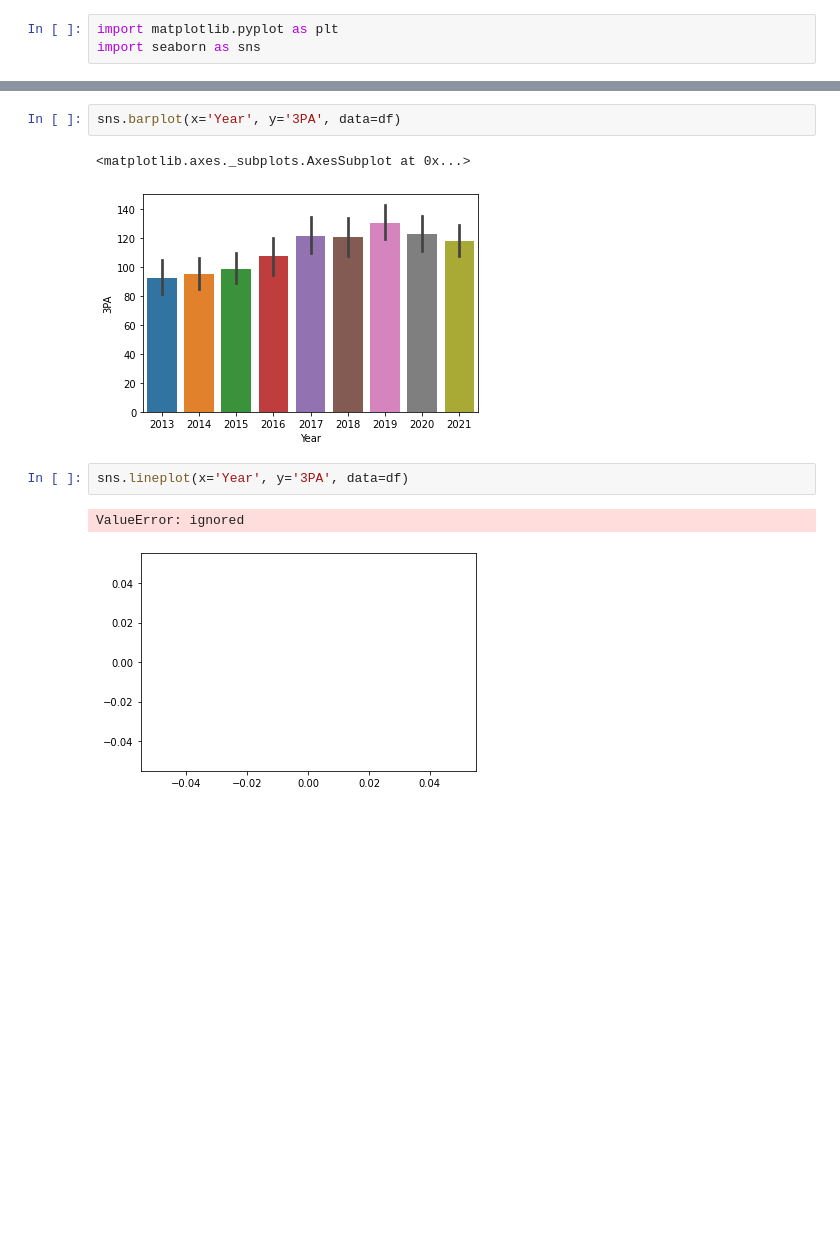
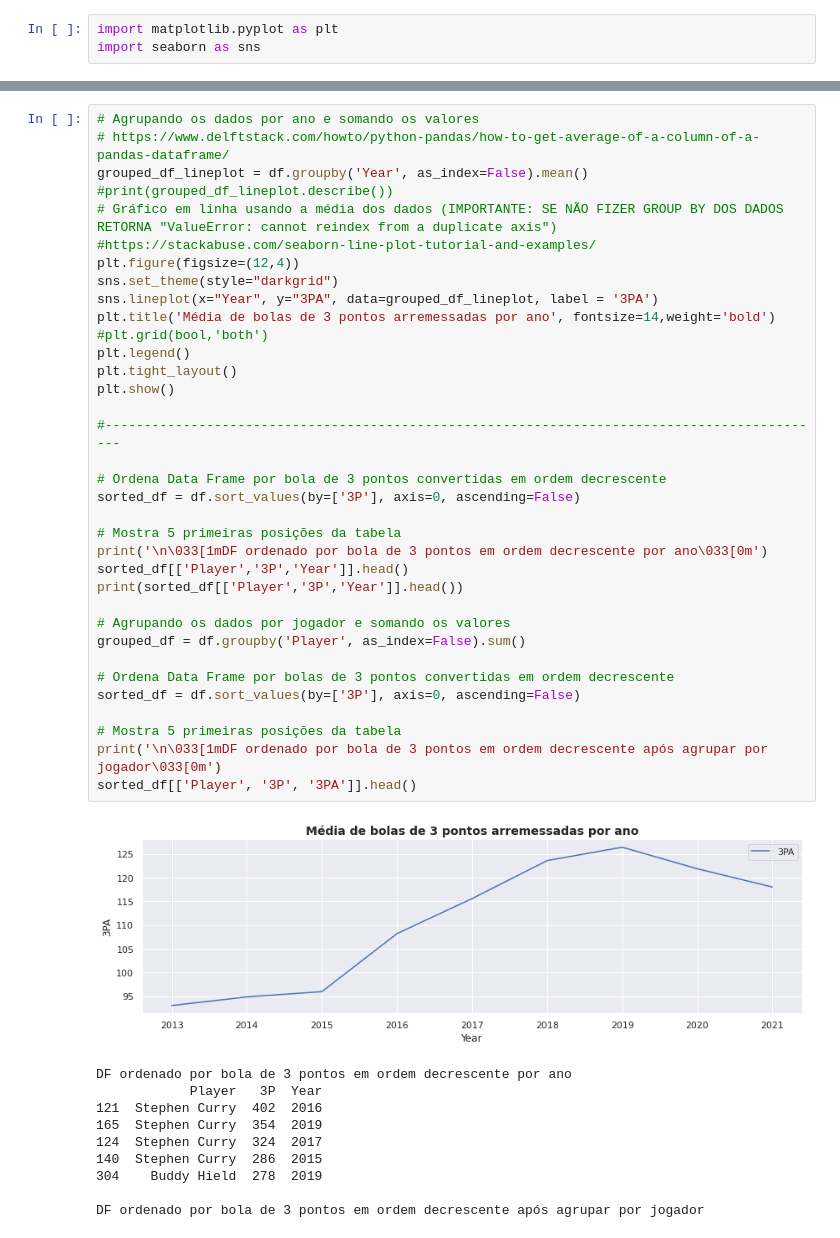
Before and after one commit to Jorgiane/Jorgiane, a Jupyter notebook: Coleta e Armazenamento de Dados - Trilha 2: Tarefa (Peso 3).ipynb, the cells around one changed output, grey strips where cells are left out. Saved outputs shown, nothing was run; the diff lists cells and outputs as text; blank space fills up the shorter version.

```diff
--- a/Coleta e Armazenamento de Dados - Trilha 2: Tarefa (Peso 3).ipynb
+++ b/Coleta e Armazenamento de Dados - Trilha 2: Tarefa (Peso 3).ipynb
@@ -60,10 +62,46 @@ df[df.index.duplicated()]
-# %%
-sns.barplot(x='Year', y='3PA', data=df)
-# %% [output]
-<matplotlib.axes._subplots.AxesSubplot at 0x...>
-[figure, removed]
-# %%
-sns.lineplot(x='Year', y='3PA', data=df)
-# %% [output]
-ValueError: ignored
-[figure, removed]
+# %%
+# Agrupando os dados por ano e somando os valores
+# https://www.delftstack.com/howto/python-pandas/how-to-get-average-of-a-column-of-a-pandas-dataframe/
+grouped_df_lineplot = df.groupby('Year', as_index=False).mean()
+#print(grouped_df_lineplot.describe())
+# Gráfico em linha usando a média dos dados (IMPORTANTE: SE NÃO FIZER GROUP BY DOS DADOS RETORNA "ValueError: cannot reindex from a duplicate axis")
+#https://stackabuse.com/seaborn-line-plot-tutorial-and-examples/
+plt.figure(figsize=(12,4))
+sns.set_theme(style="darkgrid")
+sns.lineplot(x="Year", y="3PA", data=grouped_df_lineplot, label = '3PA')
+plt.title('Média de bolas de 3 pontos arremessadas por ano', fontsize=14,weight='bold')
+#plt.grid(bool,'both')
+plt.legend()
+plt.tight_layout()
+plt.show()
+
+#---------------------------------------------------------------------------------------------
+
+# Ordena Data Frame por bola de 3 pontos convertidas em ordem decrescente
+sorted_df = df.sort_values(by=['3P'], axis=0, ascending=False)
+
+# Mostra 5 primeiras posições da tabela
+print('\n\033[1mDF ordenado por bola de 3 pontos em ordem decrescente por ano\033[0m')
+sorted_df[['Player','3P','Year']].head()
+print(sorted_df[['Player','3P','Year']].head())
+
+# Agrupando os dados por jogador e somando os valores
+grouped_df = df.groupby('Player', as_index=False).sum()
+
+# Ordena Data Frame por bolas de 3 pontos convertidas em ordem decrescente
+sorted_df = df.sort_values(by=['3P'], axis=0, ascending=False)
+
+# Mostra 5 primeiras posições da tabela
+print('\n\033[1mDF ordenado por bola de 3 pontos em ordem decrescente após agrupar por jogador\033[0m')
+sorted_df[['Player', '3P', '3PA']].head()
+# %% [output]
+[figure, added]
+DF ordenado por bola de 3 pontos em ordem decrescente por ano
+            Player   3P  Year
+121  Stephen Curry  402  2016
+165  Stephen Curry  354  2019
+124  Stephen Curry  324  2017
+140  Stephen Curry  286  2015
+304    Buddy Hield  278  2019
+
+DF ordenado por bola de 3 pontos em ordem decrescente após agrupar por jogador
```
Also changed, not shown: parts of 3 cells of this notebook.
